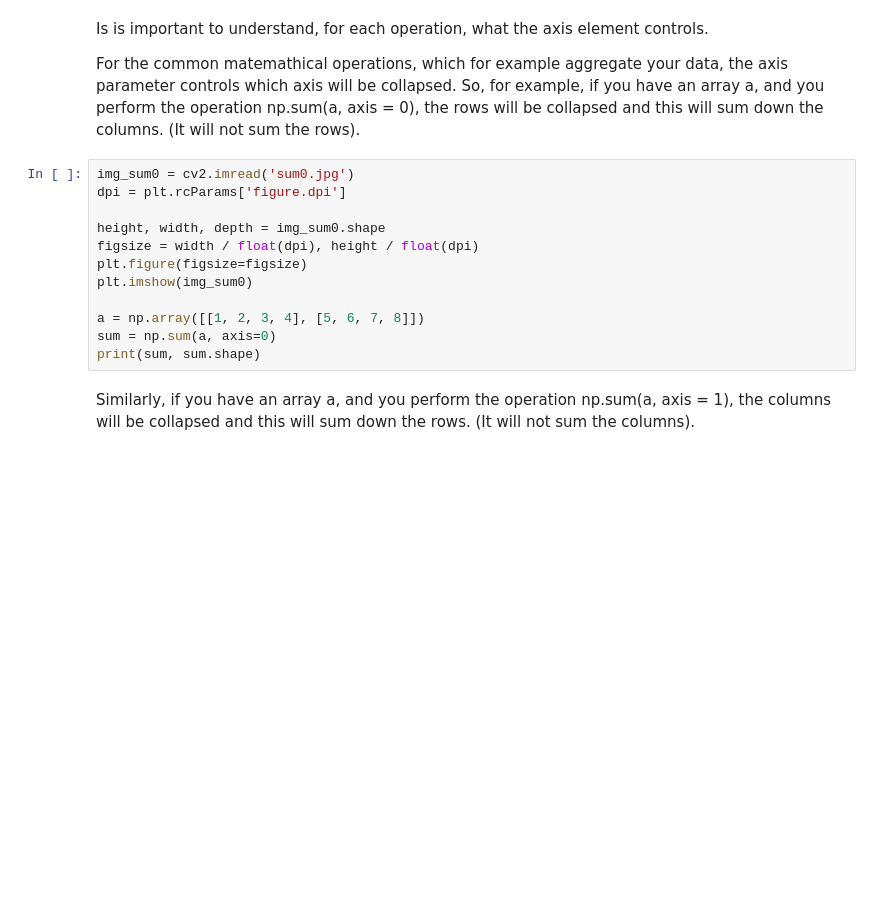
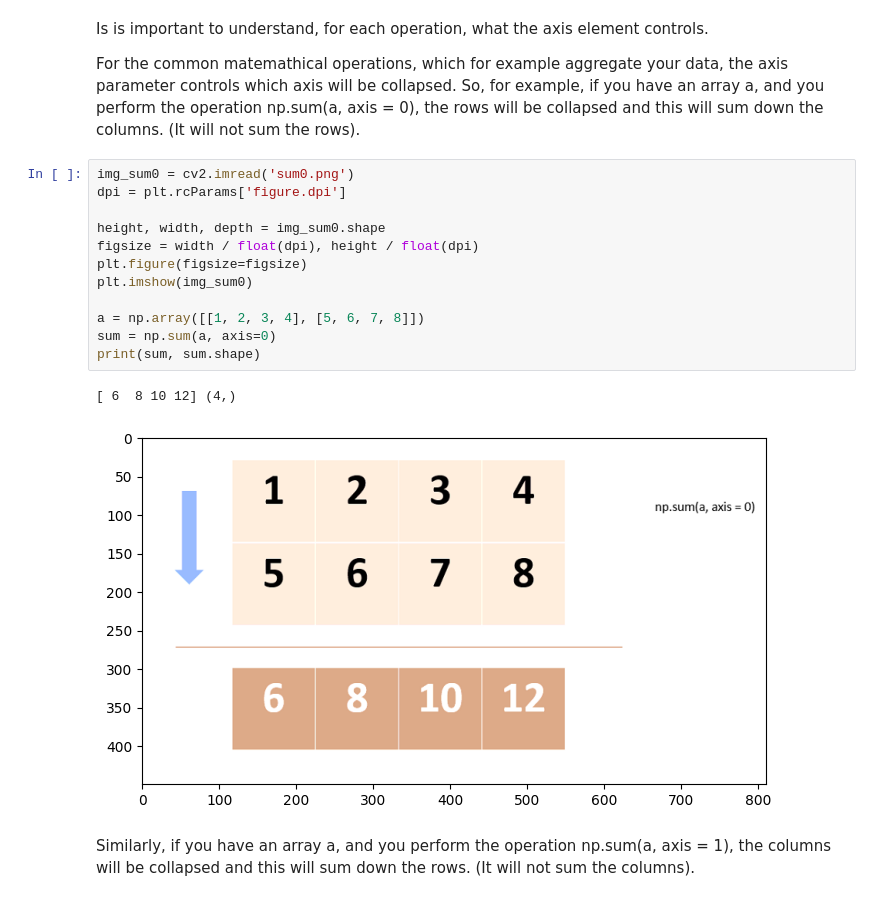
Before and after one commit to ciprianturcu/University-Projects, a Jupyter notebook: Semester5/Computer Vision and Deep Learning/Computer_Vision_and_Deep_Learning_Laboratory_1.ipynb, the cells around one changed output. Drawn from its saved outputs; the diff is of its cells as text; blank space fills up the shorter version.

```diff
--- a/Semester5/Computer Vision and Deep Learning/Computer_Vision_and_Deep_Learning_Laboratory_1.ipynb
+++ b/Semester5/Computer Vision and Deep Learning/Computer_Vision_and_Deep_Learning_Laboratory_1.ipynb
@@ -251,17 +306,20 @@ Is is important to understand, for each operation, what the axis element control
 For the common matemathical operations, which for example aggregate your data, the axis parameter controls which axis will be collapsed.
 So, for example, if you have an array a, and you perform the operation np.sum(a, axis = 0), the rows will be collapsed and this will sum down the columns. (It will not sum the rows).
 # %%
-img_sum0 = cv2.imread('sum0.jpg')
+img_sum0 = cv2.imread('sum0.png')
 dpi = plt.rcParams['figure.dpi']
 
 height, width, depth = img_sum0.shape
 figsize = width / float(dpi), height / float(dpi)
 plt.figure(figsize=figsize)
 plt.imshow(img_sum0)
 
 a = np.array([[1, 2, 3, 4], [5, 6, 7, 8]])
 sum = np.sum(a, axis=0)
 print(sum, sum.shape)
+# %% [output]
+[ 6  8 10 12] (4,)
+[figure, added]
 # %% [markdown]
 Similarly, if you have an array a, and you perform the operation np.sum(a, axis = 1), the columns will be collapsed and this will sum down the rows. (It will not sum the columns).
 # %%
```
Also changed, not shown: parts of 10 cells of this notebook, 7 other files.
